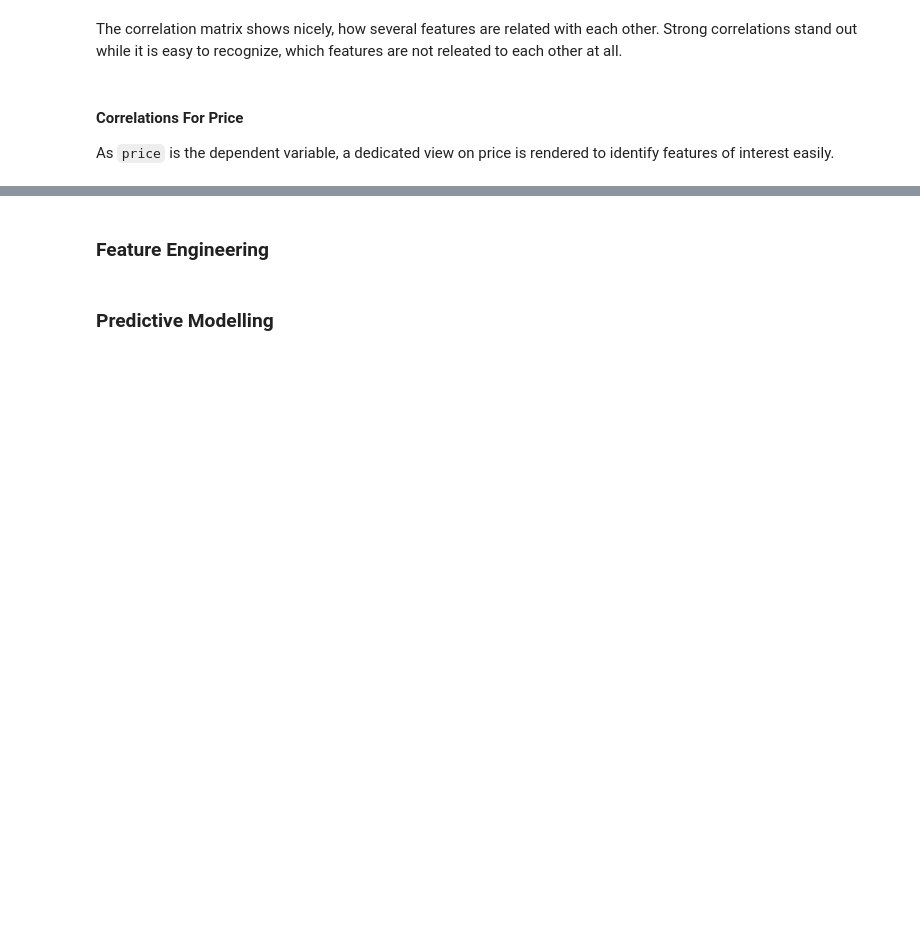
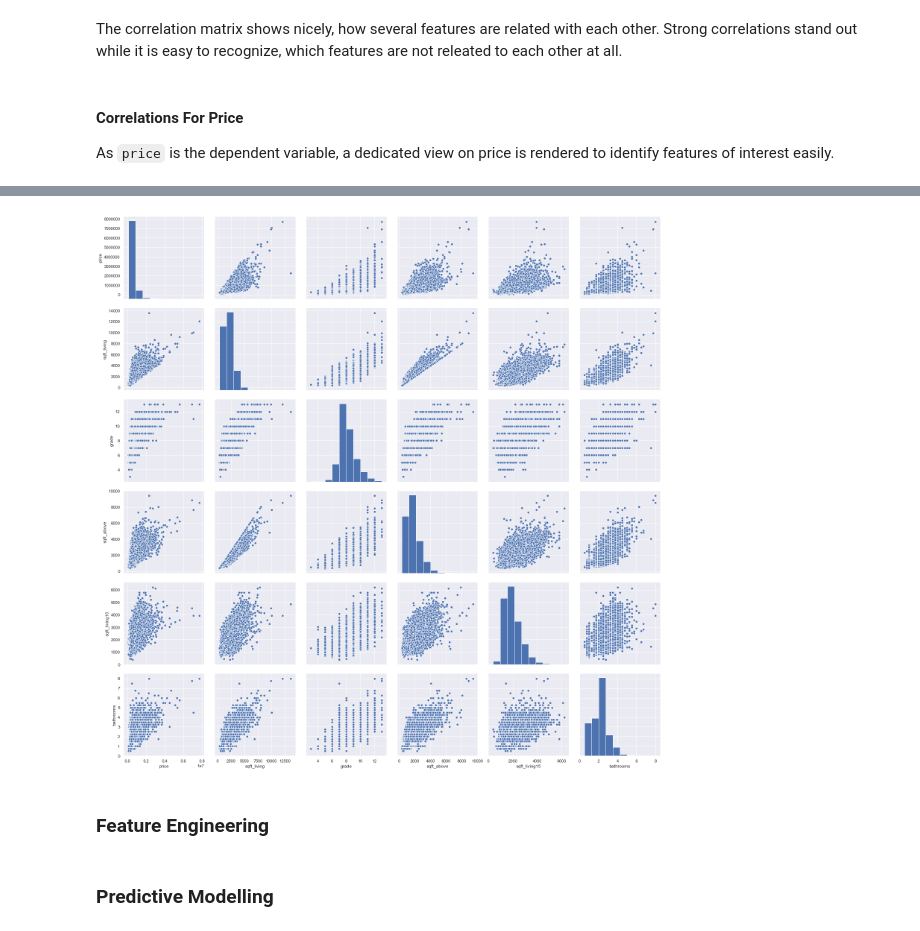
Before and after one commit to tigerarcades/nf-datascience-project001_house_prices, a Jupyter notebook: immersive_data_science_project001_eda.ipynb, the cells around one changed output, grey strips where cells are left out. Saved outputs shown, nothing was run; the diff lists cells and outputs as text; code cells hidden in the pictures; blank space fills up the shorter version.

```diff
--- a/immersive_data_science_project001_eda.ipynb
+++ b/immersive_data_science_project001_eda.ipynb
@@ -366,0 +376,7 @@ Features which appear to be good house price predictors are
+# %%
+sns.set()
+cols = ['price', 'sqft_living', 'grade', 'sqft_above', 'sqft_living15', 'bathrooms']
+sns.pairplot(df[cols], height = 3.5)
+plt.show();
+# %% [output]
+[figure, added]
```
Also changed, not shown: parts of 18 cells of this notebook.
